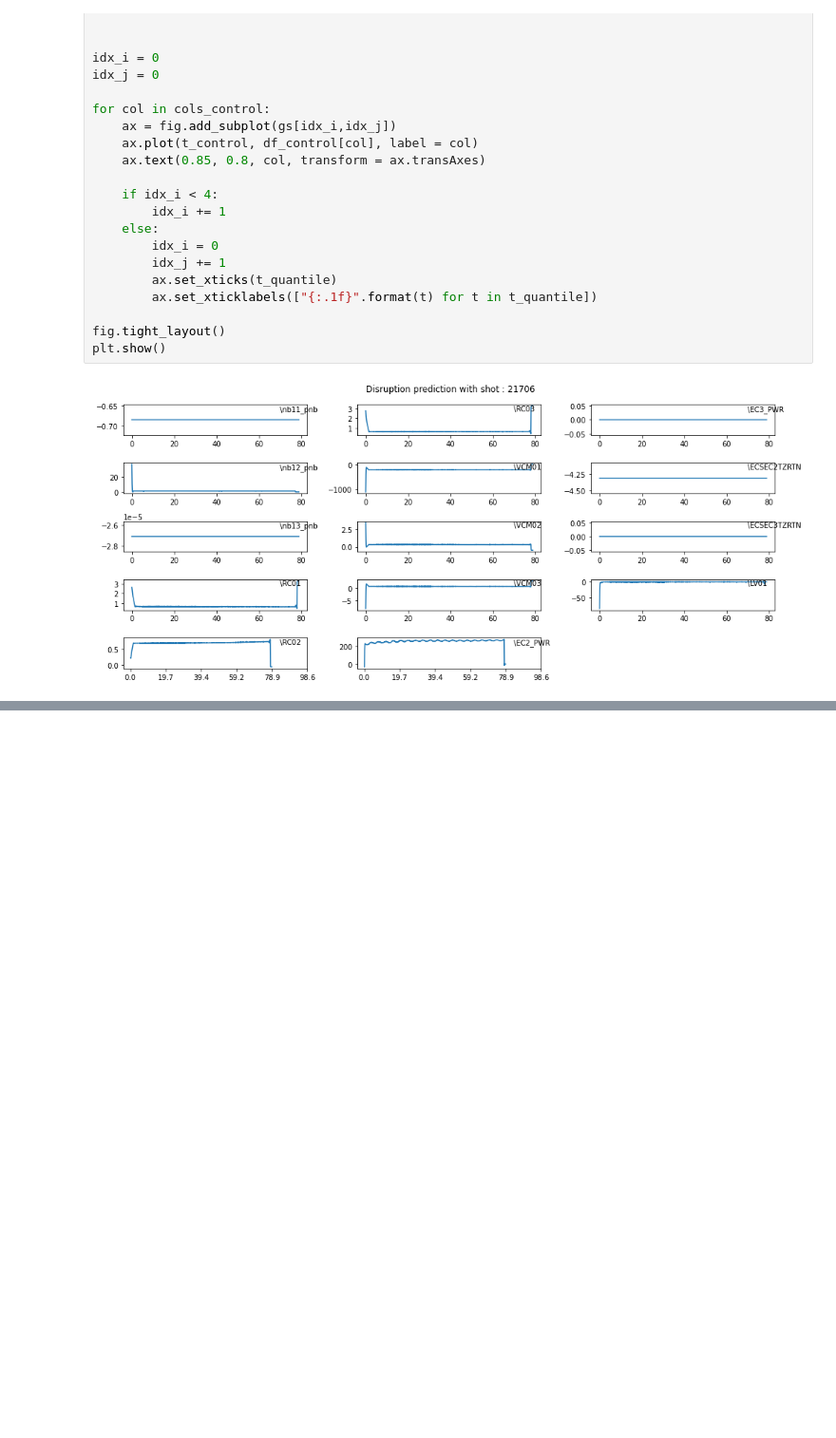
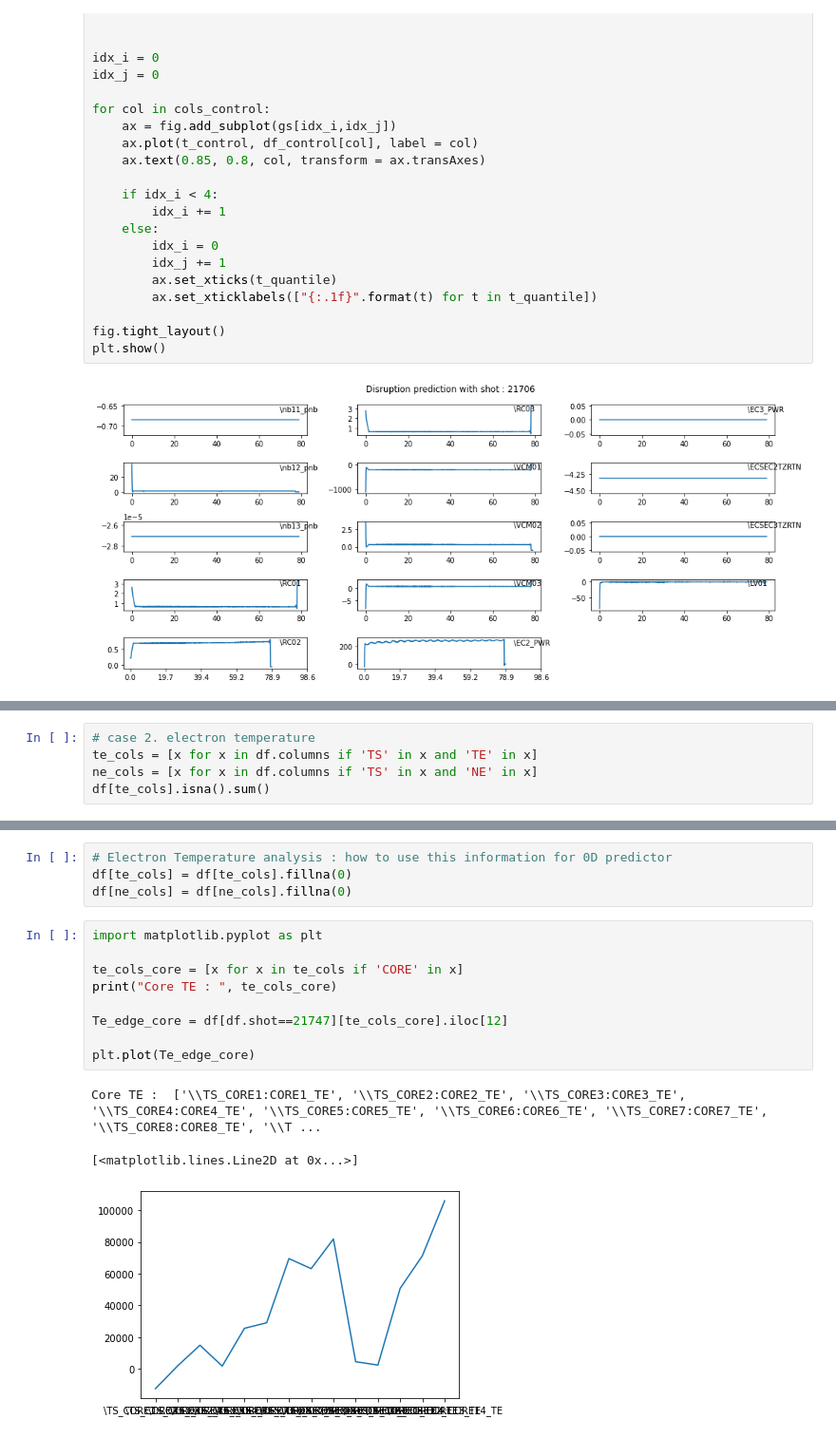
Before and after one commit to ZINZINBIN/Tokamak-Plasma-Operation-Control-based-on-RL, a Jupyter notebook: temp.ipynb, the cells around one changed output, grey strips where cells are left out. Shown at 95% size. Cells and saved outputs as stored; diff of their text form; blank space fills up the shorter version.

```diff
--- a/temp.ipynb
+++ b/temp.ipynb
@@ -212,0 +367,5 @@ plt.show()
+# %%
+# case 2. electron temperature
+te_cols = [x for x in df.columns if 'TS' in x and 'TE' in x]
+ne_cols = [x for x in df.columns if 'TS' in x and 'NE' in x]
+df[te_cols].isna().sum()
@@ -212,0 +428,17 @@ plt.show()
+# %%
+# Electron Temperature analysis : how to use this information for 0D predictor
+df[te_cols] = df[te_cols].fillna(0)
+df[ne_cols] = df[ne_cols].fillna(0)
+# %%
+import matplotlib.pyplot as plt
+
+te_cols_core = [x for x in te_cols if 'CORE' in x]
+print("Core TE : ", te_cols_core)
+
+Te_edge_core = df[df.shot==21747][te_cols_core].iloc[12]
+
+plt.plot(Te_edge_core)
+# %% [output]
+Core TE :  ['\\TS_CORE1:CORE1_TE', '\\TS_CORE2:CORE2_TE', '\\TS_CORE3:CORE3_TE', '\\TS_CORE4:CORE4_TE', '\\TS_CORE5:CORE5_TE', '\\TS_CORE6:CORE6_TE', '\\TS_CORE7:CORE7_TE', '\\TS_CORE8:CORE8_TE', '\\T ...
+[<matplotlib.lines.Line2D at 0x...>]
+[figure, added]
```
Also changed, not shown: parts of 22 cells of this notebook, 33 other files.
